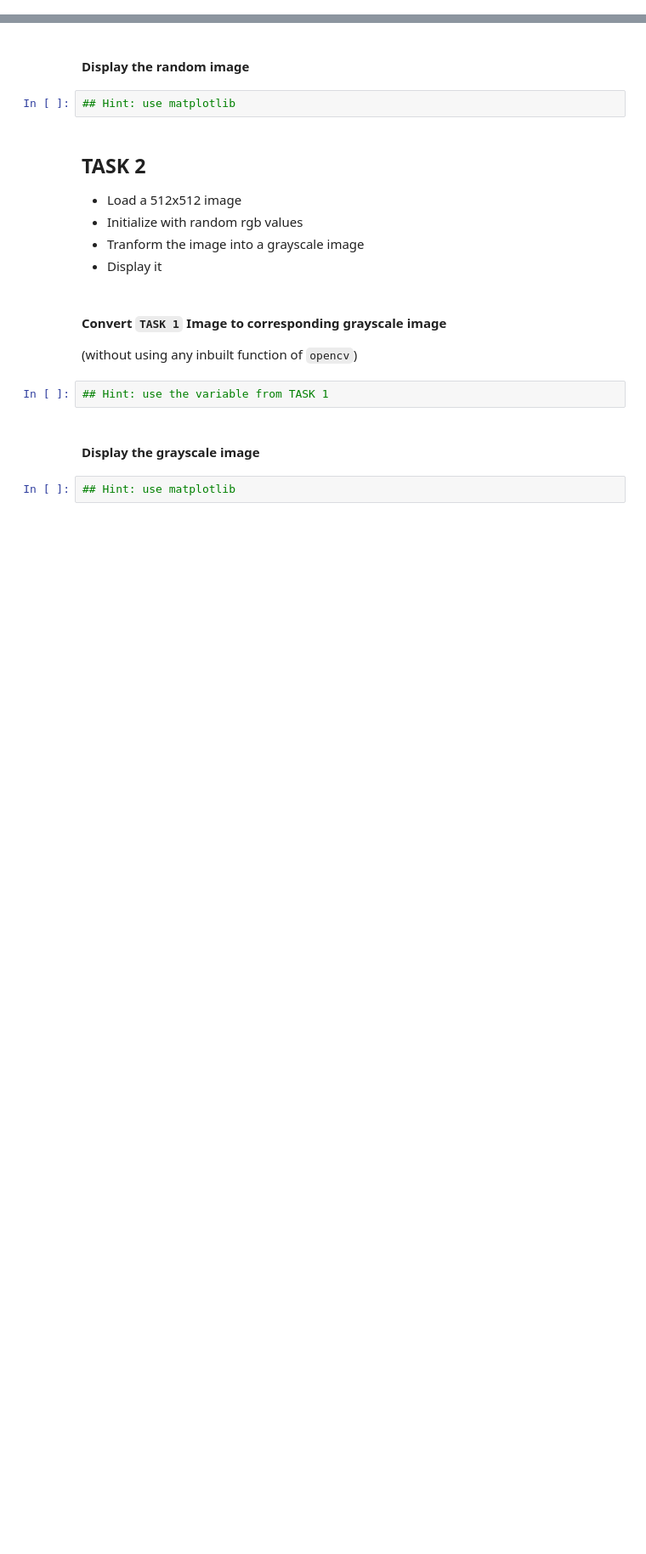
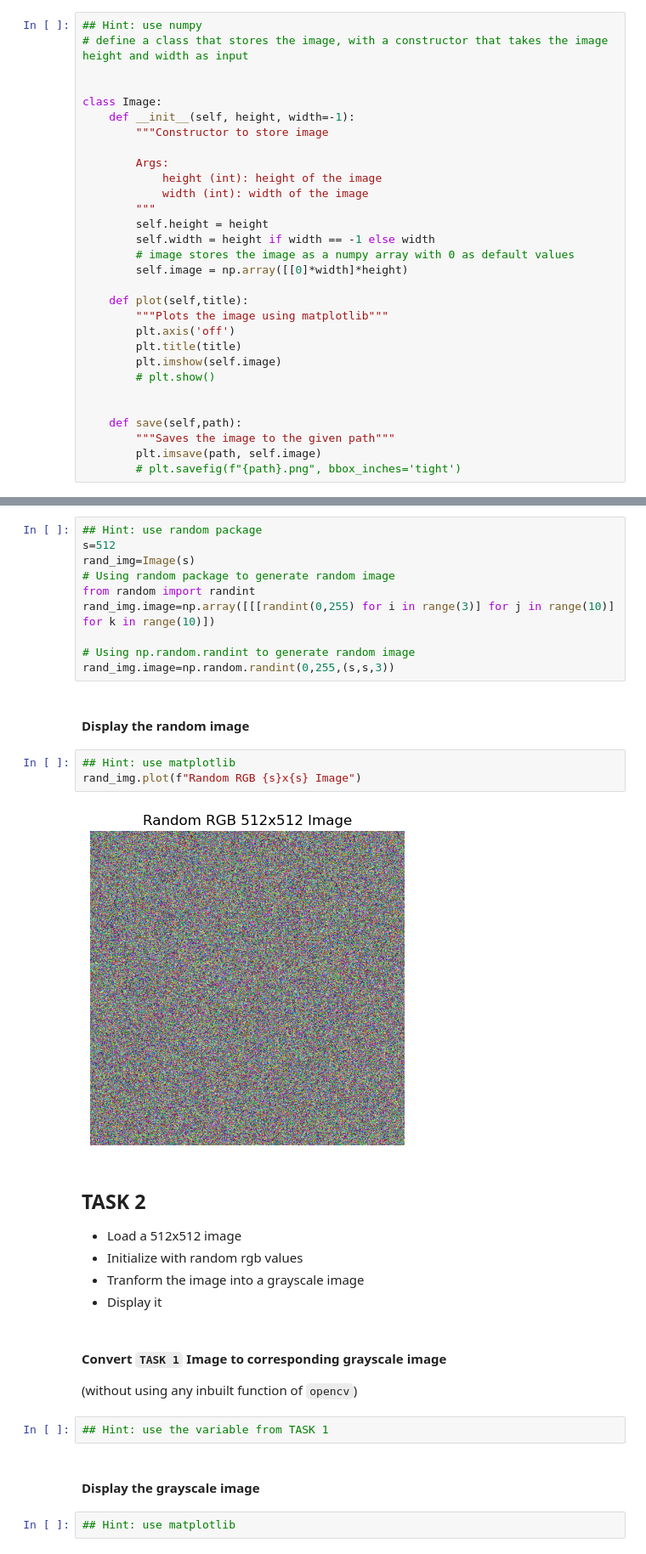
Before and after one commit to nishkalprakash/learn-fingerprint-processing, a Jupyter notebook: milestone_1.ipynb, the cells around one changed output, grey strips where cells are left out. Shown at 85% size. Cells and saved outputs as stored; diff of their text form; blank space fills up the shorter version.

```diff
--- a/milestone_1.ipynb
+++ b/milestone_1.ipynb
@@ -28,2 +27,32 @@ rgb_image
+# %%
+## Hint: use numpy
+# define a class that stores the image, with a constructor that takes the image height and width as input
+
+
+class Image:
+    def __init__(self, height, width=-1):
+        """Constructor to store image
+
+        Args:
+            height (int): height of the image
+            width (int): width of the image
+        """
+        self.height = height
+        self.width = height if width == -1 else width
+        # image stores the image as a numpy array with 0 as default values
+        self.image = np.array([[0]*width]*height)
+
+    def plot(self,title):
+        """Plots the image using matplotlib"""
+        plt.axis('off')
+        plt.title(title)
+        plt.imshow(self.image)
+        # plt.show()
+
+
+    def save(self,path):
+        """Saves the image to the given path"""
+        plt.imsave(path, self.image)
+        # plt.savefig(f"{path}.png", bbox_inches='tight')
 # %% [markdown]
 #### Initialize the matrix with random rgb values
@@ -32,7 +59,20 @@ rgb_image
+# %%
+## Hint: use random package
+s=512
+rand_img=Image(s)
+# Using random package to generate random image
+from random import randint
+rand_img.image=np.array([[[randint(0,255) for i in range(3)] for j in range(10)] for k in range(10)])
+
+# Using np.random.randint to generate random image
+rand_img.image=np.random.randint(0,255,(s,s,3))
 # %% [markdown]
 #### Display the random image
 # %%
 ## Hint: use matplotlib
+rand_img.plot(f"Random RGB {s}x{s} Image")
+# %% [output]
+[figure, added]
 # %% [markdown]
 ## TASK 2
 
```
Also changed, not shown: parts of 4 cells of this notebook.
